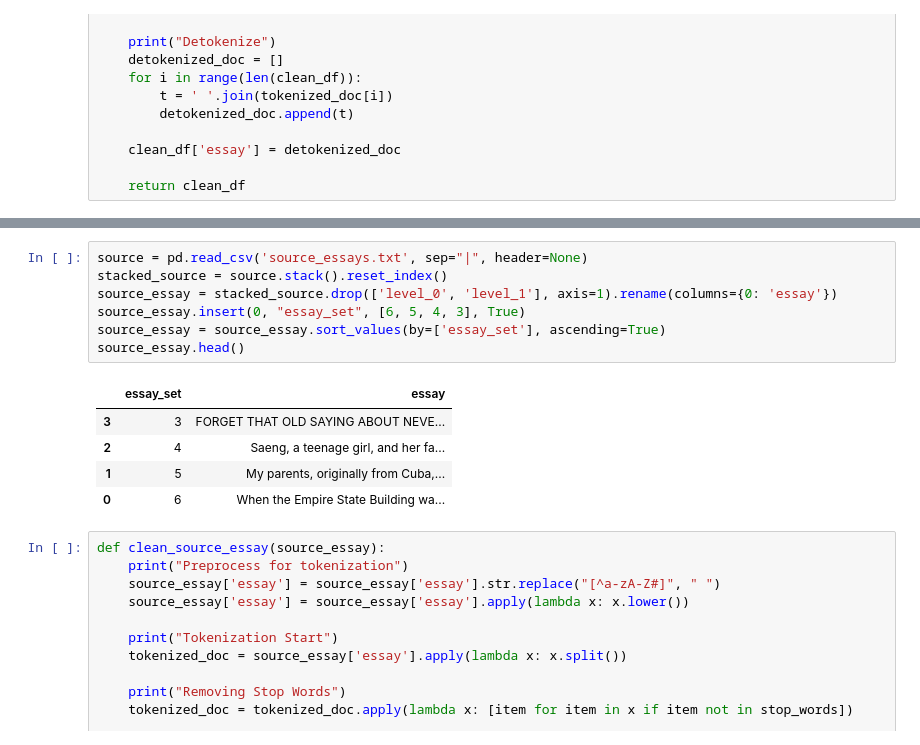
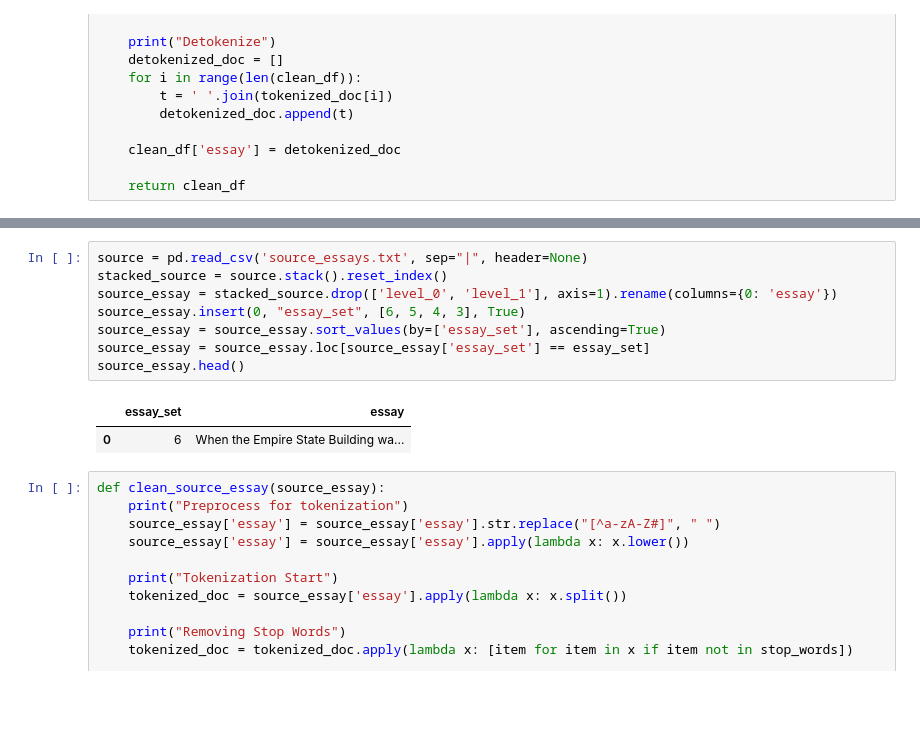
Before and after one commit to CjjeM/AES_Finals_MCL, a Jupyter notebook: sourcedependent_scorer.ipynb, the cells around one changed output, grey strips where cells are left out. Drawn from its saved outputs; the diff is of its cells as text; blank space fills up the shorter version.

```diff
--- a/sourcedependent_scorer.ipynb
+++ b/sourcedependent_scorer.ipynb
@@ -115,15 +115,13 @@ Detokenize
 # %%
 source = pd.read_csv('source_essays.txt', sep="|", header=None)
 stacked_source = source.stack().reset_index()
 source_essay = stacked_source.drop(['level_0', 'level_1'], axis=1).rename(columns={0: 'essay'})
 source_essay.insert(0, "essay_set", [6, 5, 4, 3], True)
 source_essay = source_essay.sort_values(by=['essay_set'], ascending=True)
+source_essay = source_essay.loc[source_essay['essay_set'] == essay_set]
 source_essay.head()
 # %% [output]
 |  | essay_set | essay |
-| 3 | 3 | FORGET THAT OLD SAYING ABOUT NEVE... |
-| 2 | 4 | Saeng, a teenage girl, and her fa... |
-| 1 | 5 | My parents, originally from Cuba,... |
 | 0 | 6 | When the Empire State Building wa... |
 # %%
 def clean_source_essay(source_essay):
```
Also changed, not shown: parts of 7 cells of this notebook, 1 other file.
